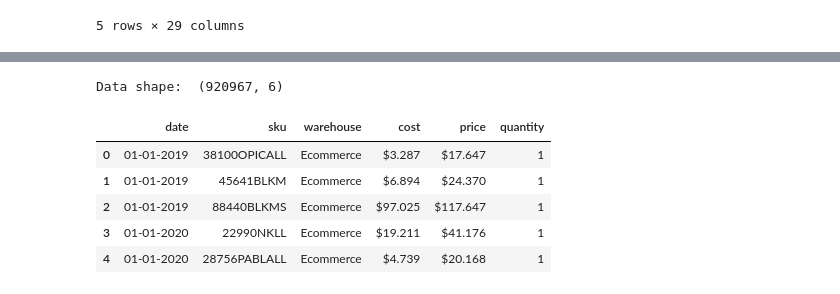
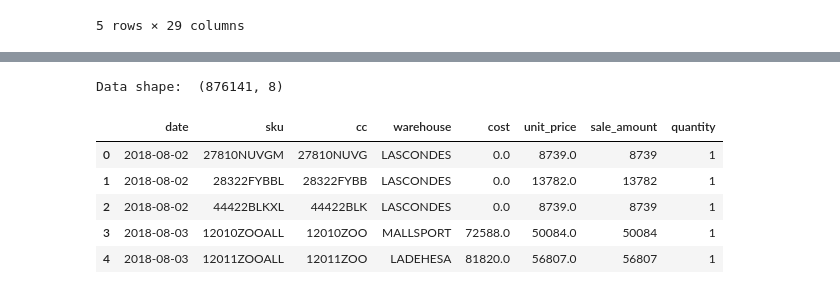
Before and after one commit to eiurrutia/sale_p4tagonia, a Jupyter notebook: notebooks/sales.ipynb, the cells around one changed output, grey strips where cells are left out. Cells and saved outputs as stored; diff of their text form; code cells hidden in the pictures.

```diff
--- a/notebooks/sales.ipynb
+++ b/notebooks/sales.ipynb
@@ -72,0 +148,11 @@ Data shape:  (983106, 6)
+# %%
+df = data_holder.get_data()
+df['date'] = pd.to_datetime(df['date'], format='%d-%m-%Y')
+df['sale_amount'] = df['sale_amount'].str.replace('[$.]', '').astype(float).astype(int)
+df['sale_amount'] = df['sale_amount'].astype(int)
+df['cost'] = df['cost'].str.replace('[$.]', '').astype(float).astype(int)
+df['cost'] = df['cost'].astype(int)
+df['quantity'] = df['quantity'].astype(int)
+
+data_holder.set_data(df)
+df.head()
@@ -72,0 +168,5 @@ Data shape:  (983106, 6)
+# %%
+df = data_holder.get_data()
+print(df[df['warehouse'] == 'Pop UP'].shape)
+df = df[df['warehouse'] != 'Pop UP']
+data_holder.set_data(df)
@@ -72,0 +184,14 @@ Data shape:  (983106, 6)
+# %%
+warehouse_names = {
+    'Alto Las Condes': 'LASCONDES', 'Mall Sport': 'MALLSPORT',
+    'La Dehesa': 'LADEHESA', 'Pucón': 'PUCON', 'Temuco': 'TEMUCO',
+    'Concepción': 'CONCEPCION', 'Coyhaique': 'COYHAIQUE',
+    'Puerto Varas': 'PTOVARAS', 'BuenaVentura': 'BUENAVENTURA',
+    'Wholesale': ' WHOLESALE', 'Ecommerce': 'ECOMMERCE',
+    'Costanera': 'COSTANERA', 'El Golf': 'ELGOLF',
+    'Alerce': 'ALERCE', 'Osorno': 'OSORNO'
+}
+df['warehouse'] = df['warehouse'].apply(lambda x: warehouse_names[x])
+
+data_holder.set_data(df)
+df['warehouse'].unique()
@@ -72,0 +204,5 @@ Data shape:  (983106, 6)
+# %%
+data_holder.set_data(
+    feature_engineering.add_unit_price_information(data_holder.get_data())
+)
+data_info.preview()
@@ -73,11 +217,16 @@ Data shape:  (983106, 6)
 # %%
-data_holder.group_data(['date', 'sku', 'warehouse'], {'cost' : 'max', 'price' : 'max', 'quantity' : 'sum'})
+data_holder.group_data(
+        ['date', 'sku', 'cc', 'itemnumber', 'warehouse'],
+        {'cost' : 'mean',
+         'unit_price': 'mean',
+         'sale_amount' : 'max',
+         'quantity' : 'sum'})
 data_info.preview()
 # %% [output]
-Data shape:  (920967, 6)
+Data shape:  (876141, 8)
-|  | date | sku | warehouse | cost | price | quantity |
-| 0 | 01-01-2019 | 38100OPICALL | Ecommerce | $3.287 | $17.647 | 1 |
-| 1 | 01-01-2019 | 45641BLKM | Ecommerce | $6.894 | $24.370 | 1 |
-| 2 | 01-01-2019 | 88440BLKMS | Ecommerce | $97.025 | $117.647 | 1 |
-| 3 | 01-01-2020 | 22990NKLL | Ecommerce | $19.211 | $41.176 | 1 |
-| 4 | 01-01-2020 | 28756PABLALL | Ecommerce | $4.739 | $20.168 | 1 |
+|  | date | sku | cc | warehouse | cost | unit_price | sale_amount | quantity |
+| 0 | 2018-08-02 | 27810NUVGM | 27810NUVG | LASCONDES | 0.0 | 8739.0 | 8739 | 1 |
+| 1 | 2018-08-02 | 28322FYBBL | 28322FYBB | LASCONDES | 0.0 | 13782.0 | 13782 | 1 |
+| 2 | 2018-08-02 | 44422BLKXL | 44422BLK | LASCONDES | 0.0 | 8739.0 | 8739 | 1 |
+| 3 | 2018-08-03 | 12010ZOOALL | 12010ZOO | MALLSPORT | 72588.0 | 50084.0 | 50084 | 1 |
+| 4 | 2018-08-03 | 12011ZOOALL | 12011ZOO | LADEHESA | 81820.0 | 56807.0 | 56807 | 1 |
```
Also changed, not shown: parts of 53 cells of this notebook.
